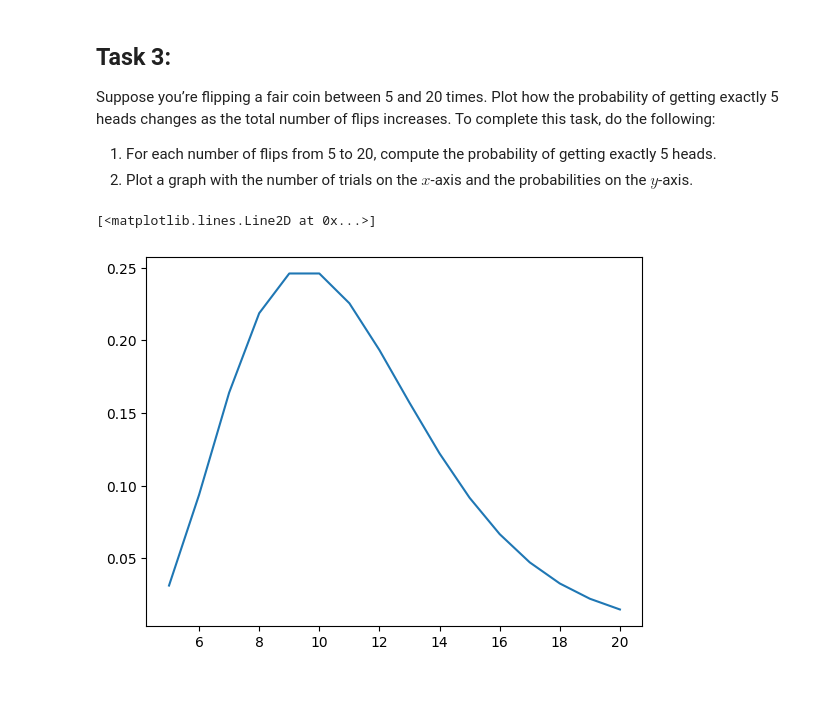
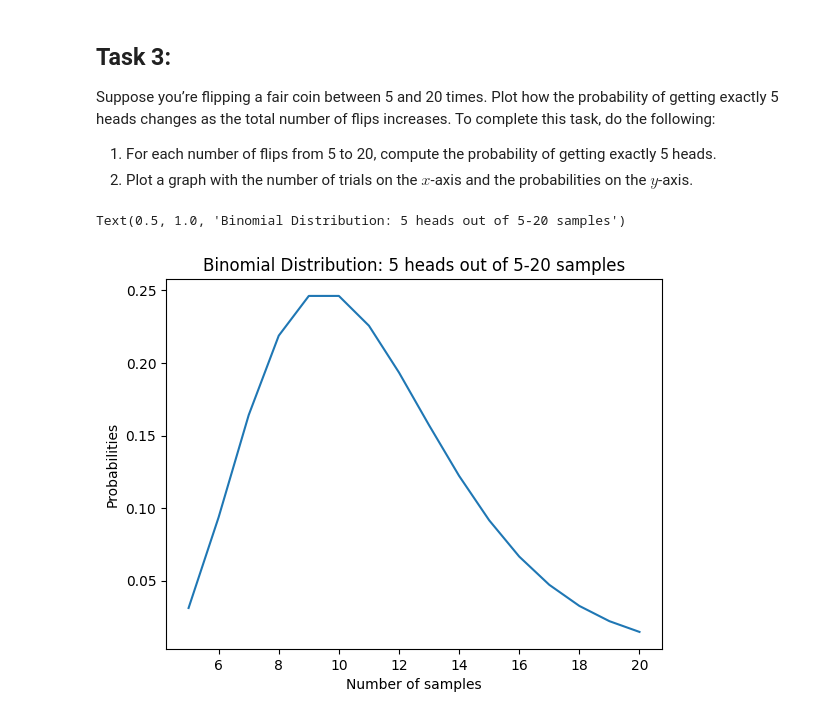
Before and after one commit to eigenscribe/myRepository, a Jupyter notebook: notebooks/bayesian-probability.ipynb, the cells around one changed output. Cells and saved outputs as stored; diff of their text form; code cells hidden in the pictures; blank space fills up the shorter version.

```diff
--- a/notebooks/bayesian-probability.ipynb
+++ b/notebooks/bayesian-probability.ipynb
@@ -45,7 +45,10 @@ Suppose you’re flipping a fair coin between 5 and 20 times. Plot how the proba
 # %%
 n_trials = np.arange(5, 21)
 probs = s.binom.pmf(5, n_trials, 0.5)
 plt.plot(n_trials, probs)
+plt.xlabel("Number of samples")
+plt.ylabel("Probabilities")
+plt.title('Binomial Distribution: 5 heads out of 5-20 samples')
 # %% [output]
-[<matplotlib.lines.Line2D at 0x...>]
+Text(0.5, 1.0, 'Binomial Distribution: 5 heads out of 5-20 samples')
-[figure, old version]
+[figure, new version]
```
Also changed, not shown: parts of 4 cells of this notebook.
